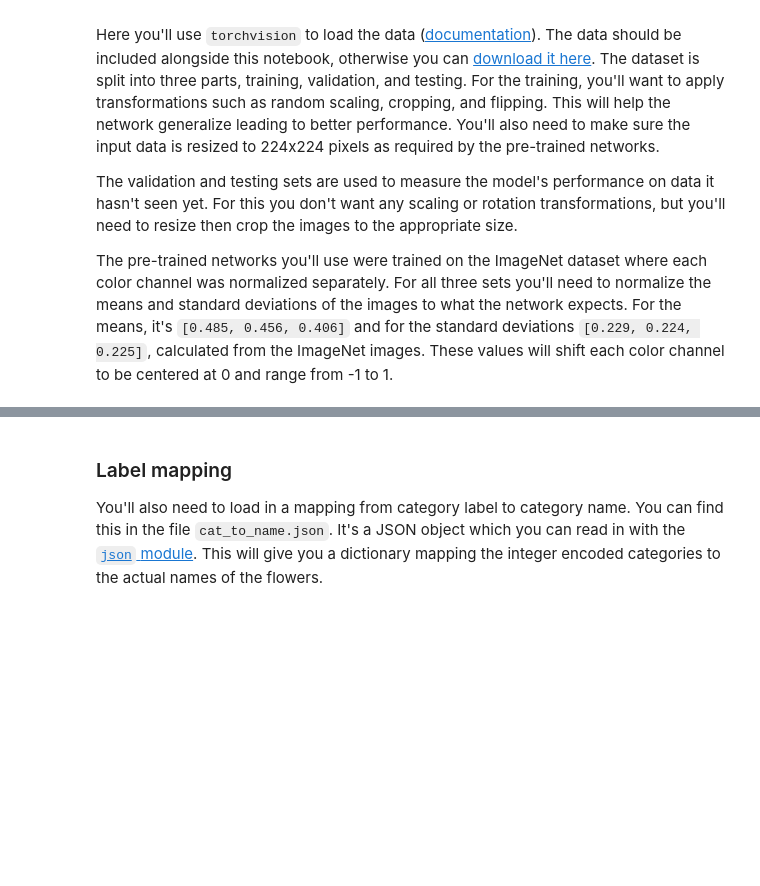
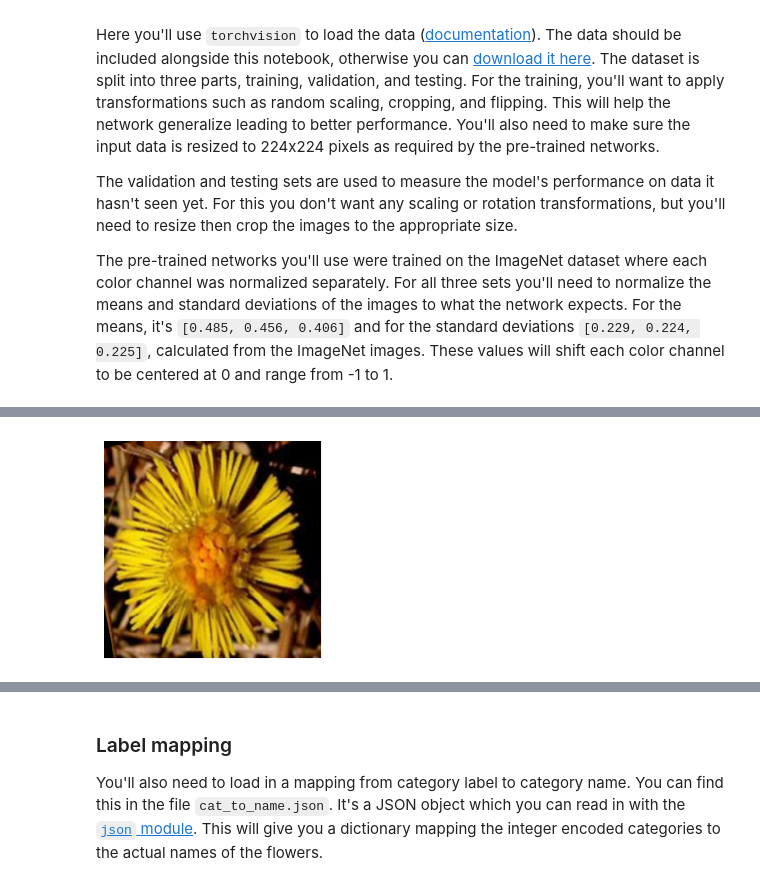
Before and after one commit to chpolyzo/PAIND, a Jupyter notebook: Image Classifier Project.ipynb, the cells around one changed output, grey strips where cells are left out. Cells and saved outputs as stored; diff of their text form; code cells hidden in the pictures; blank space fills up the shorter version.

```diff
--- a/Image Classifier Project.ipynb
+++ b/Image Classifier Project.ipynb
@@ -81,0 +85,4 @@ helper.imshow(images[0],normalize = True)
+# %%
+helper.imshow(images[1],normalize = True);
+# %% [output]
+[figure, added]
```
Also changed, not shown: parts of 19 cells of this notebook.
